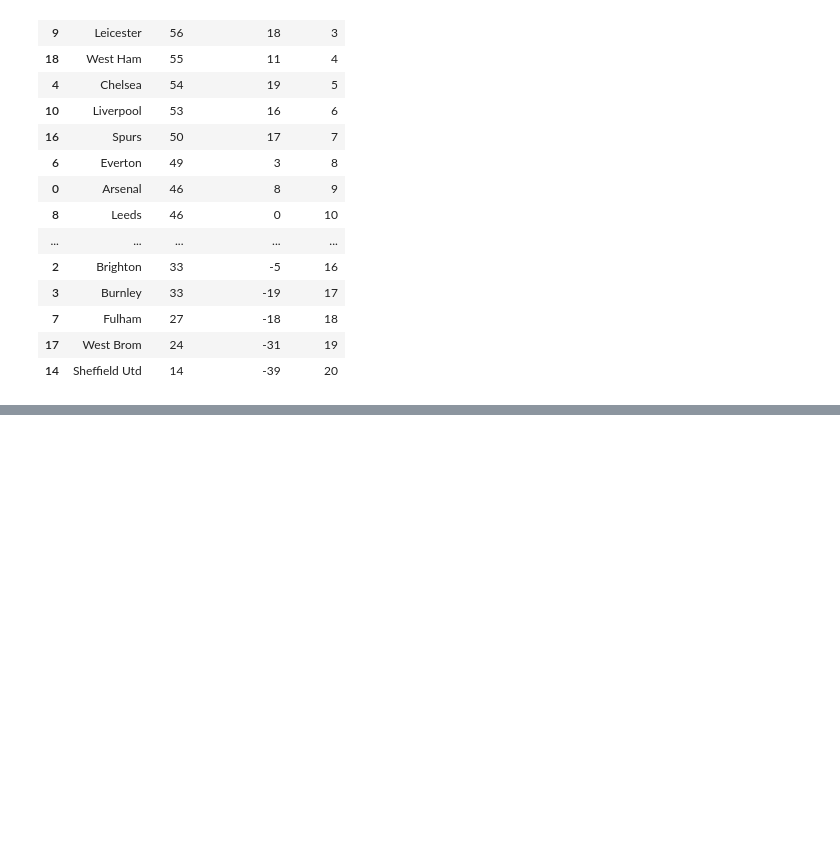
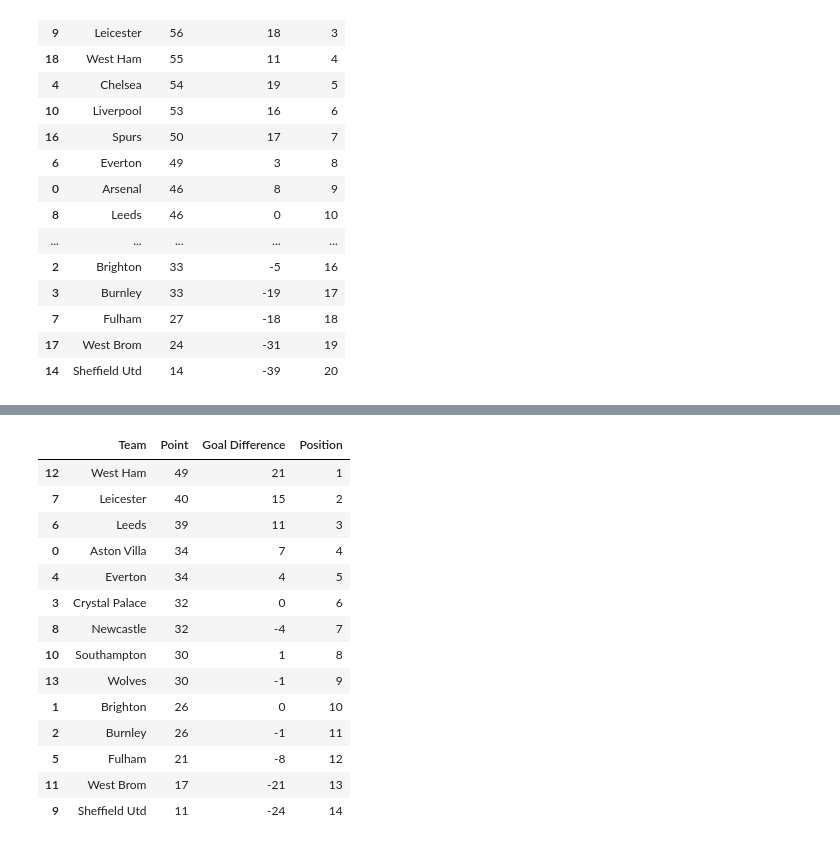
Before and after one commit to hyunjun33/Data_preprocessing, a Jupyter notebook: Preppin' Data 2021 Week 16 Challenge.ipynb, the cells around one changed output, grey strips where cells are left out. Cells and saved outputs as stored; diff of their text form; code cells hidden in the pictures; blank space fills up the shorter version.

```diff
--- a/Preppin' Data 2021 Week 16 Challenge.ipynb
+++ b/Preppin' Data 2021 Week 16 Challenge.ipynb
@@ -292,0 +384,20 @@ current_rank
+# %%
+update_rank["Position"] = update_rank[["Point", "Goal Difference"]].apply(tuple, axis=1).rank(method="dense", ascending=False).astype(int)
+update_rank = update_rank.sort_values(by="Position", ascending=True)
+update_rank
+# %% [output]
+|  | Team | Point | Goal Difference | Position |
+| 12 | West Ham | 49 | 21 | 1 |
+| 7 | Leicester | 40 | 15 | 2 |
+| 6 | Leeds | 39 | 11 | 3 |
+| 0 | Aston Villa | 34 | 7 | 4 |
+| 4 | Everton | 34 | 4 | 5 |
+| 3 | Crystal Palace | 32 | 0 | 6 |
+| 8 | Newcastle | 32 | -4 | 7 |
+| 10 | Southampton | 30 | 1 | 8 |
+| 13 | Wolves | 30 | -1 | 9 |
+| 1 | Brighton | 26 | 0 | 10 |
+| 2 | Burnley | 26 | -1 | 11 |
+| 5 | Fulham | 21 | -8 | 12 |
+| 11 | West Brom | 17 | -21 | 13 |
+| 9 | Sheffield Utd | 11 | -24 | 14 |
```
Also changed, not shown: parts of 9 cells of this notebook.
